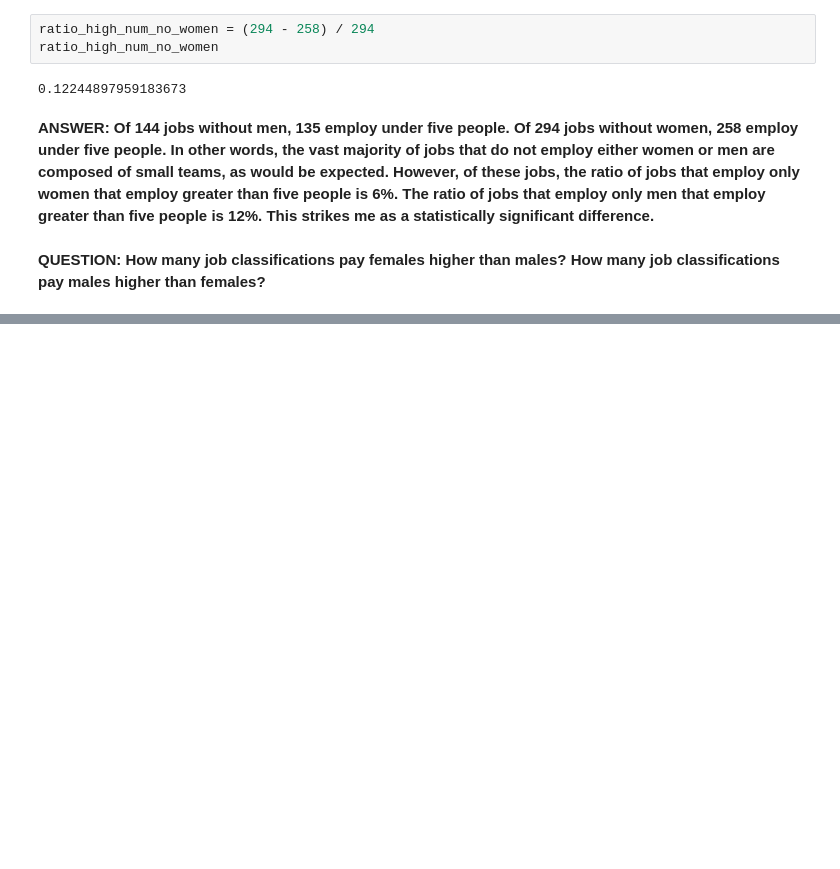
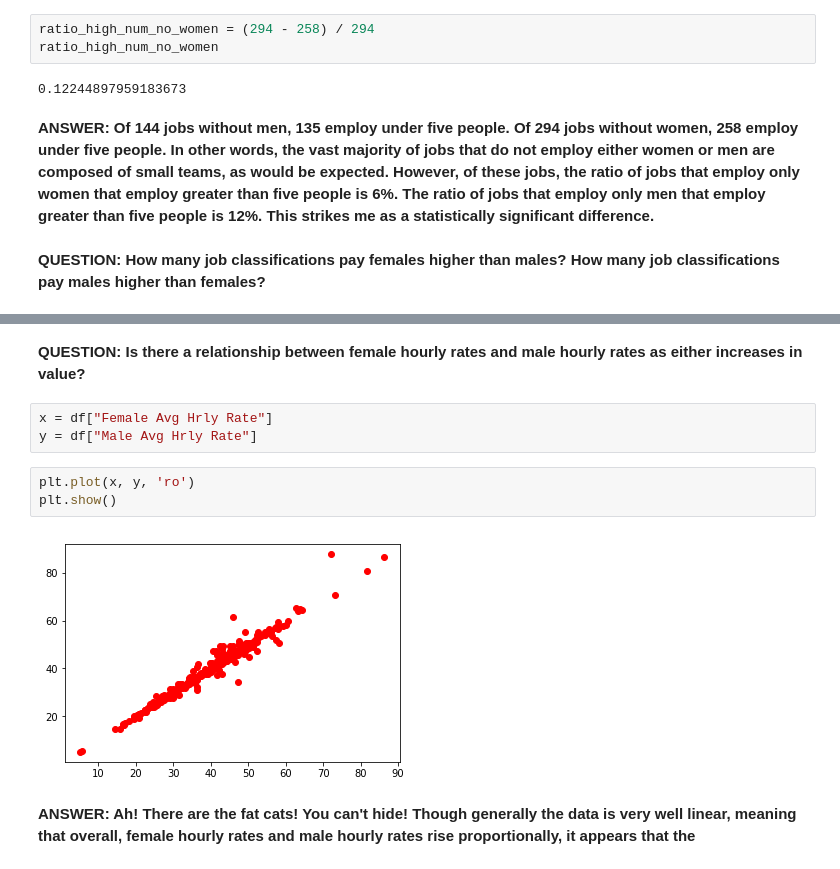
Before and after one commit to iamrobinhood12345/machine-learning, a Jupyter notebook: City of Seattle Wages Comparison by Gender.ipynb, the cells around one changed output, grey strips where cells are left out. Cells and saved outputs as stored; diff of their text form; blank space fills up the shorter version.

Commit message:
answered five questions and plot.

```diff
--- a/City of Seattle Wages Comparison by Gender.ipynb
+++ b/City of Seattle Wages Comparison by Gender.ipynb
@@ -218,0 +219,12 @@ dtype: int64
+# %% [markdown]
+**QUESTION: Is there a relationship between female hourly rates and male hourly rates as either increases in value?**
+# %%
+x = df["Female Avg Hrly Rate"]
+y = df["Male Avg Hrly Rate"]
+# %%
+plt.plot(x, y, 'ro')
+plt.show()
+# %% [output]
+[figure, added]
+# %% [markdown]
+**ANSWER: Ah! There are the fat cats! You can't hide! Though generally the data is very well linear, meaning that overall, female hourly rates and male hourly rates rise proportionally, it appears that the**
```
Also changed, not shown: parts of 9 cells of this notebook.
